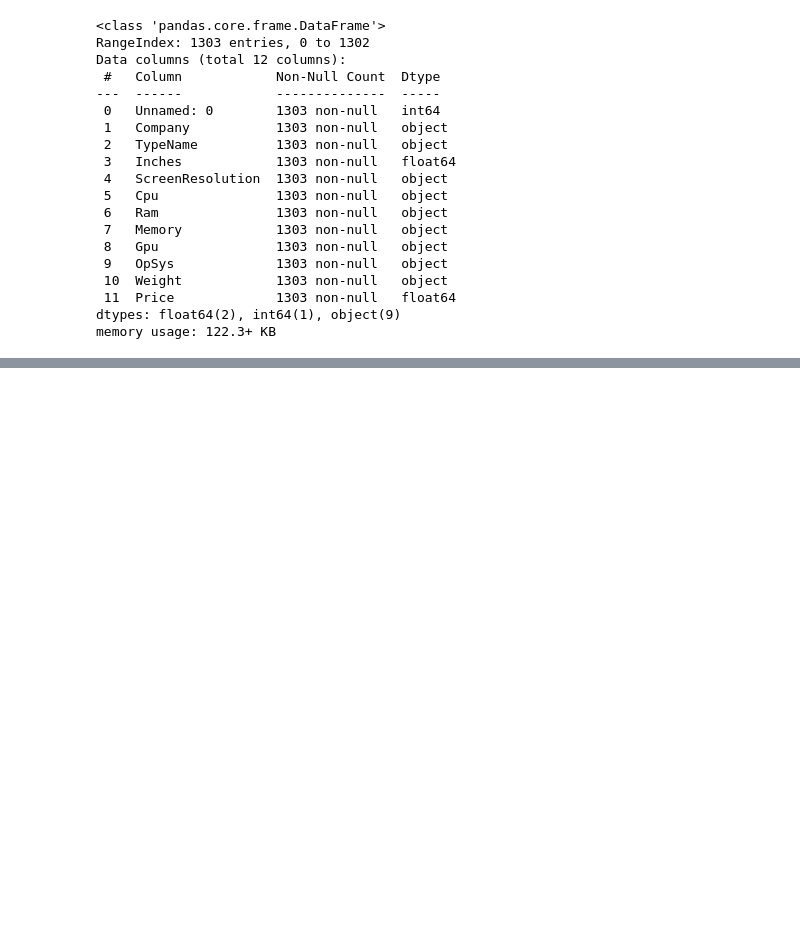
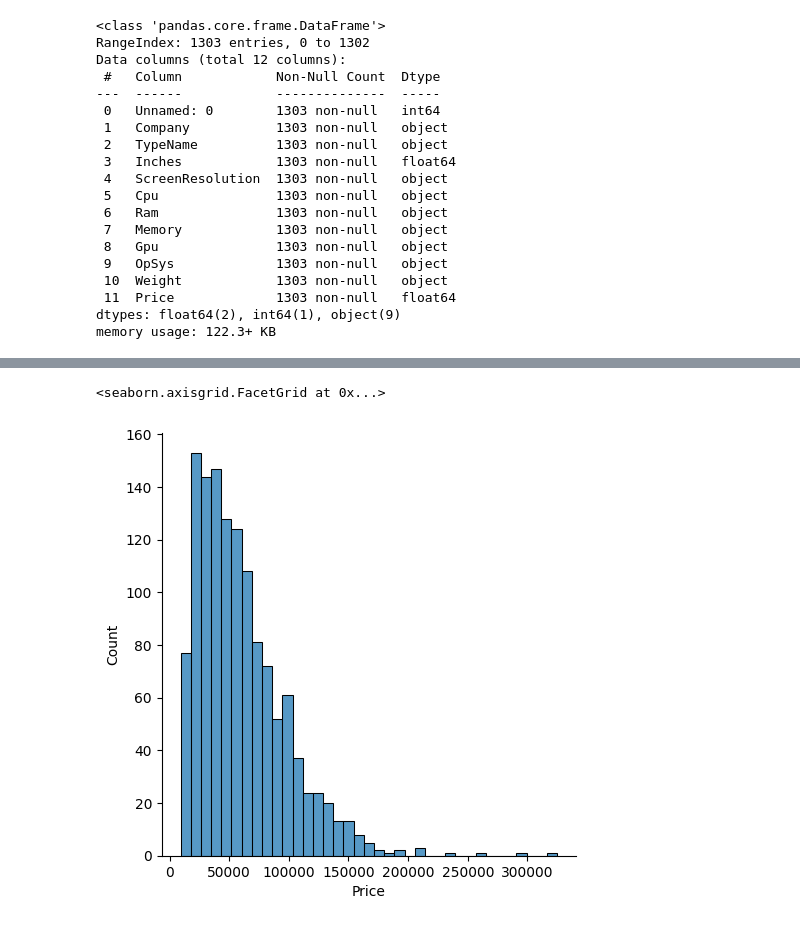
Before and after one commit to ChitwanRana/Predictive-Price-Estimator, a Jupyter notebook: Laptop_Price_Prediction.ipynb, the cells around one changed output, grey strips where cells are left out. Cells and saved outputs as stored; diff of their text form; code cells hidden in the pictures; blank space fills up the shorter version.

Commit message:
visualizing data

```diff
--- a/Laptop_Price_Prediction.ipynb
+++ b/Laptop_Price_Prediction.ipynb
@@ -65,3 +65,11 @@ laptop.head()
 | 2 | HP | Notebook | 15.6 | Full HD 1920x1080 | Intel Core i5 7200U 2.5GHz | 8GB | 256GB SSD | Intel HD Graphics 620 | No OS | 1.86kg | ... |
 | 3 | Apple | Ultrabook | 15.4 | IPS Panel Retina Display 2880x1800 | Intel Core i7 2.7GHz | 16GB | 512GB SSD | AMD Radeon Pro 455 | macOS | 1.83kg | ... |
 | 4 | Apple | Ultrabook | 13.3 | IPS Panel Retina Display 2560x1600 | Intel Core i5 3.1GHz | 8GB | 256GB SSD | Intel Iris Plus Graphics 650 | macOS | 1.37kg | ... |
+# %%
+laptop['Ram']=laptop['Ram'].str.replace('GB','')
+# %%
+laptop['Ram']=laptop['Ram'].astype(int)
+# %%
+laptop['Weight']=laptop['Weight'].str.replace('kg','')
+# %%
+laptop['Weight']=laptop['Weight'].astype(float)
@@ -67,0 +83,5 @@ laptop.head()
+# %%
+sns.displot(laptop['Price'])
+# %% [output]
+<seaborn.axisgrid.FacetGrid at 0x...>
+[figure, added]
```
Also changed, not shown: parts of 8 cells of this notebook.
